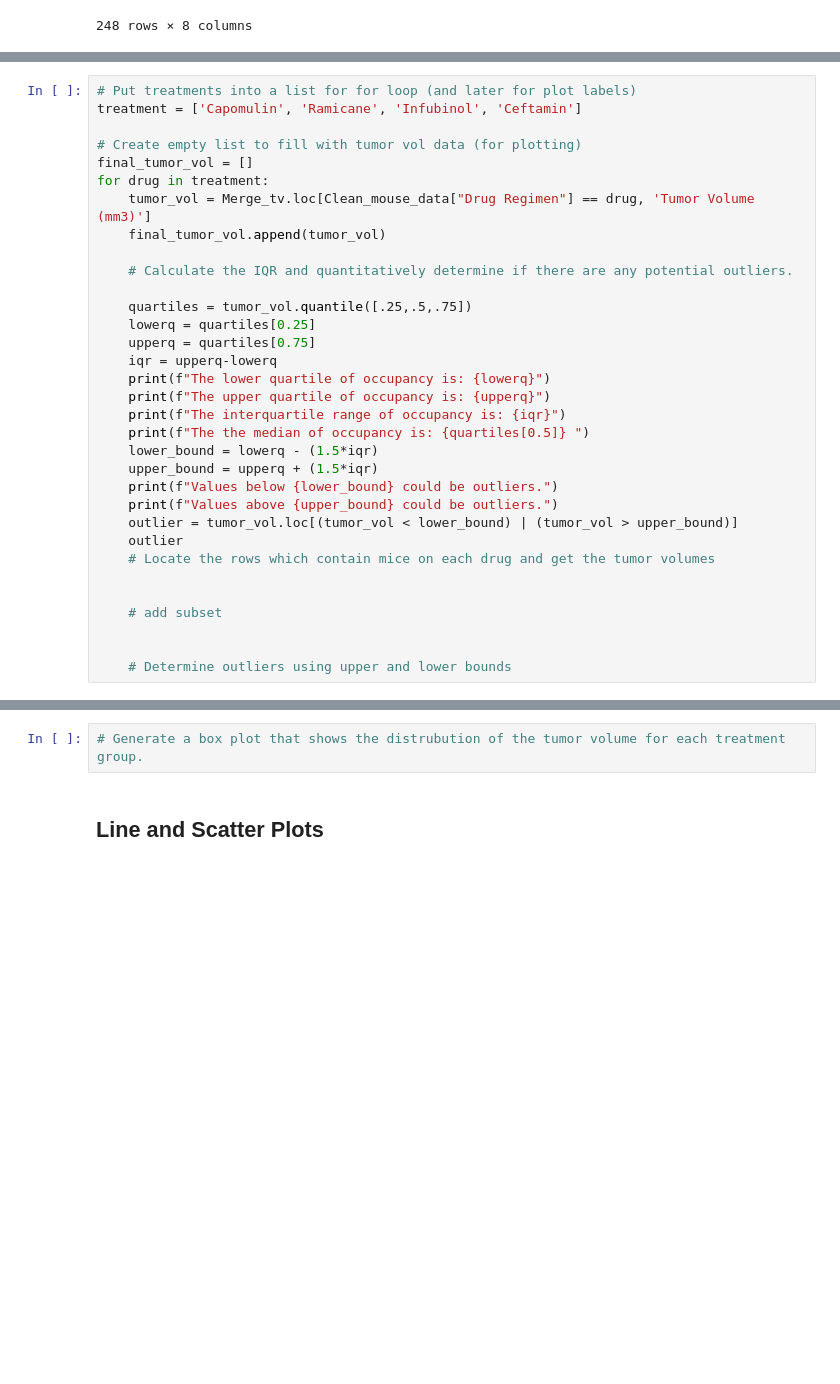
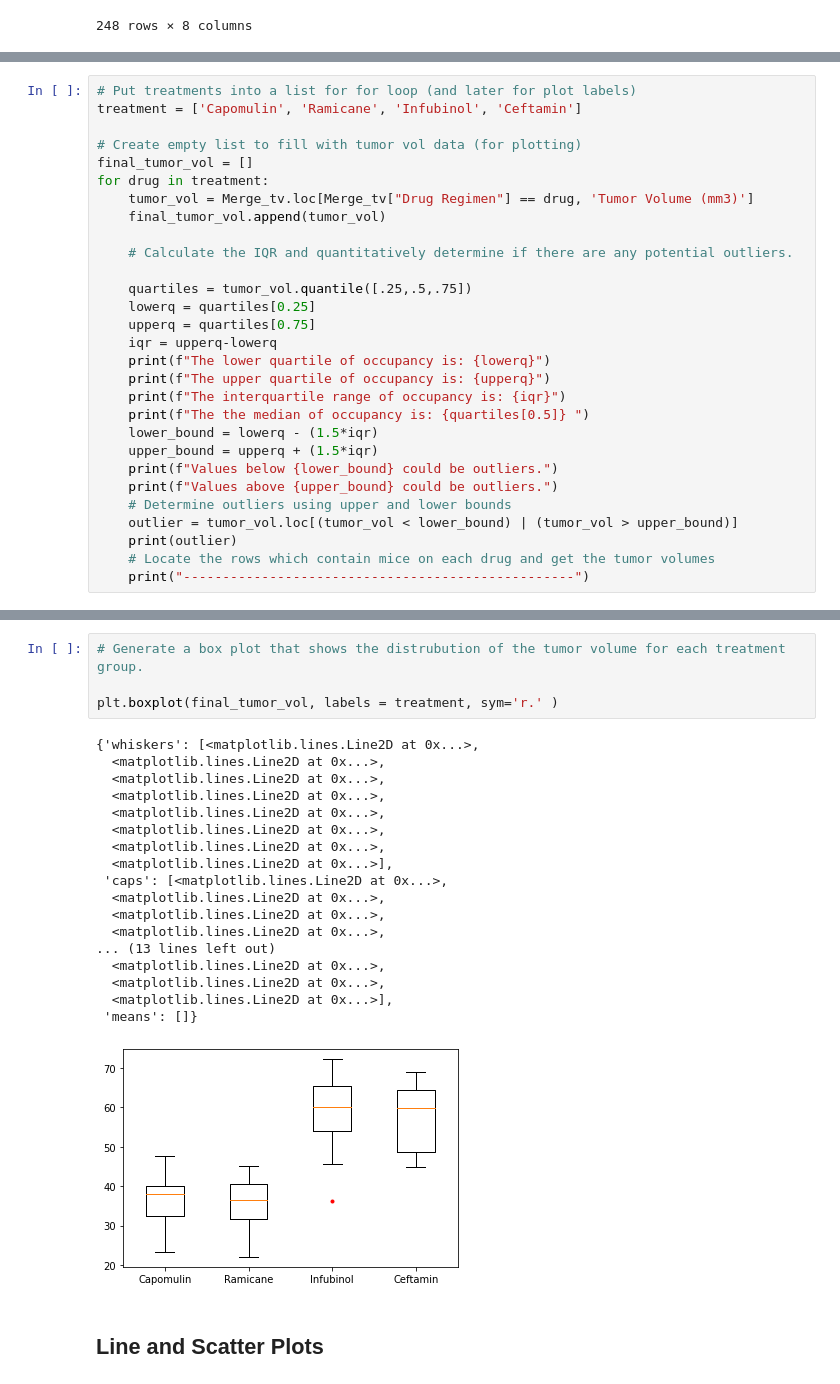
Before and after one commit to Mathi2702/Matplotlib_Challange, a Jupyter notebook: pymaceuticals_starter.ipynb, the cells around one changed output, grey strips where cells are left out. Cells and saved outputs as stored; diff of their text form; blank space fills up the shorter version.

Commit message:
Matplotlib-Challange com

```diff
--- a/pymaceuticals_starter.ipynb
+++ b/pymaceuticals_starter.ipynb
@@ -243,7 +252,7 @@ treatment = ['Capomulin', 'Ramicane', 'Infubinol', 'Ceftamin']
 # Create empty list to fill with tumor vol data (for plotting)
 final_tumor_vol = []
 for drug in treatment:
-    tumor_vol = Merge_tv.loc[Clean_mouse_data["Drug Regimen"] == drug, 'Tumor Volume (mm3)']
+    tumor_vol = Merge_tv.loc[Merge_tv["Drug Regimen"] == drug, 'Tumor Volume (mm3)']
     final_tumor_vol.append(tumor_vol)
 
     # Calculate the IQR and quantitatively determine if there are any potential outliers.
@@ -260,13 +269,9 @@ for drug in treatment:
     upper_bound = upperq + (1.5*iqr)
     print(f"Values below {lower_bound} could be outliers.")
     print(f"Values above {upper_bound} could be outliers.")
+    # Determine outliers using upper and lower bounds
     outlier = tumor_vol.loc[(tumor_vol < lower_bound) | (tumor_vol > upper_bound)]
-    outlier
+    print(outlier)
     # Locate the rows which contain mice on each drug and get the tumor volumes
-
-
-    # add subset
-
-
-    # Determine outliers using upper and lower bounds
+    print("--------------------------------------------------")
 # %% [output]
@@ -290,4 +295,25 @@ Values above nan could be outliers.
 # %%
 # Generate a box plot that shows the distrubution of the tumor volume for each treatment group.
+
+plt.boxplot(final_tumor_vol, labels = treatment, sym='r.' )
+# %% [output]
+{'whiskers': [<matplotlib.lines.Line2D at 0x...>,
+  <matplotlib.lines.Line2D at 0x...>,
+  <matplotlib.lines.Line2D at 0x...>,
+  <matplotlib.lines.Line2D at 0x...>,
+  <matplotlib.lines.Line2D at 0x...>,
+  <matplotlib.lines.Line2D at 0x...>,
+  <matplotlib.lines.Line2D at 0x...>,
+  <matplotlib.lines.Line2D at 0x...>],
+ 'caps': [<matplotlib.lines.Line2D at 0x...>,
+  <matplotlib.lines.Line2D at 0x...>,
+  <matplotlib.lines.Line2D at 0x...>,
+  <matplotlib.lines.Line2D at 0x...>,
+... (13 lines left out)
+  <matplotlib.lines.Line2D at 0x...>,
+  <matplotlib.lines.Line2D at 0x...>,
+  <matplotlib.lines.Line2D at 0x...>],
+ 'means': []}
+[figure, added]
 # %% [markdown]
 ## Line and Scatter Plots
```
Also changed, not shown: parts of 9 cells of this notebook.
